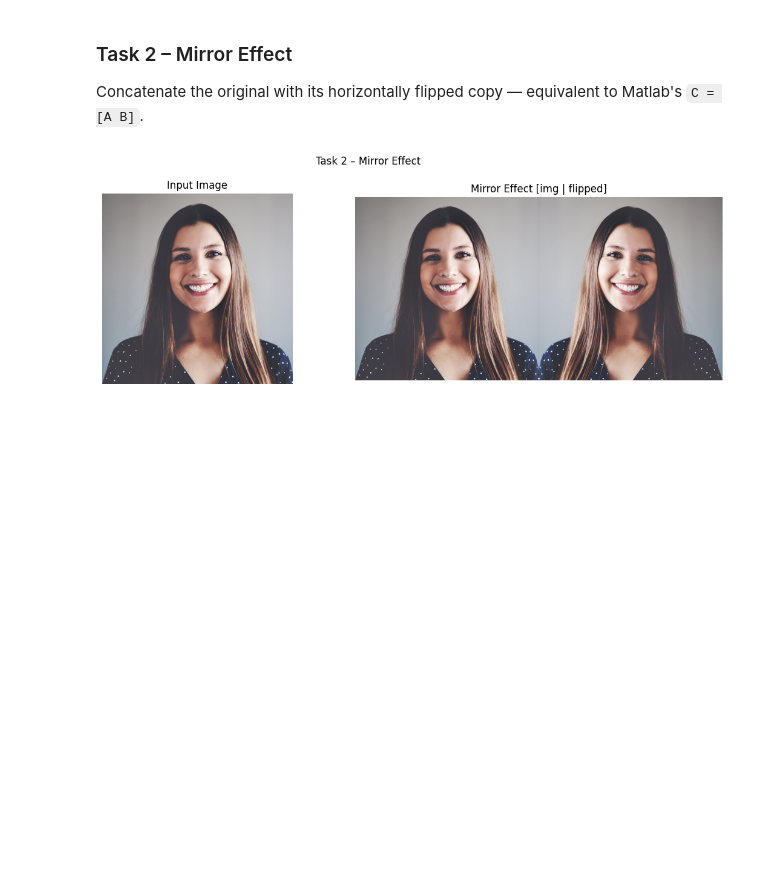
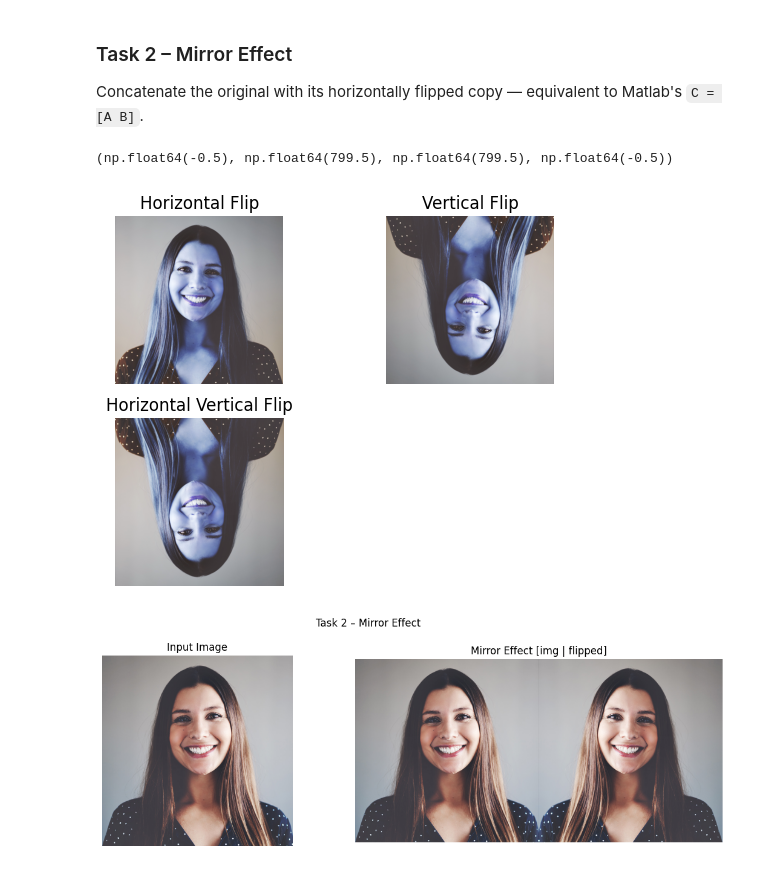
Before and after one commit to web-developer2003/DIP_labs, a Jupyter notebook: Week4/week-4_lab-2/lab4.ipynb, the cells around one changed output. Cells and saved outputs as stored; diff of their text form; code cells hidden in the pictures; blank space fills up the shorter version.

```diff
--- a/Week4/week-4_lab-2/lab4.ipynb
+++ b/Week4/week-4_lab-2/lab4.ipynb
@@ -44,6 +44,30 @@ plt.show()
 # %% [markdown]
 ### Task 2 – Mirror Effect
 Concatenate the original with its horizontally flipped copy — equivalent to Matlab's `C = [A B]`.
+# %%
+hflip = cv2.flip(img_bgr, 1)
+
+vflip = cv2.flip(img_bgr, 0)
+
+hvflip = cv2.flip(img_bgr, -1)
+
+plt.subplot(2,2,1)
+plt.imshow(hflip)
+plt.title("Horizontal Flip")
+plt.axis("off")
+
+plt.subplot(2,2,2)
+plt.imshow(vflip)
+plt.title("Vertical Flip")
+plt.axis("off")
+
+plt.subplot(2,2,3)
+plt.imshow(hvflip)
+plt.title("Horizontal Vertical Flip")
+plt.axis("off")
+# %% [output]
+(np.float64(-0.5), np.float64(799.5), np.float64(799.5), np.float64(-0.5))
+[figure, added]
 # %%
 def mirror_effect(img_bgr):
     """Returns [original | horizontally flipped] side by side."""
```
